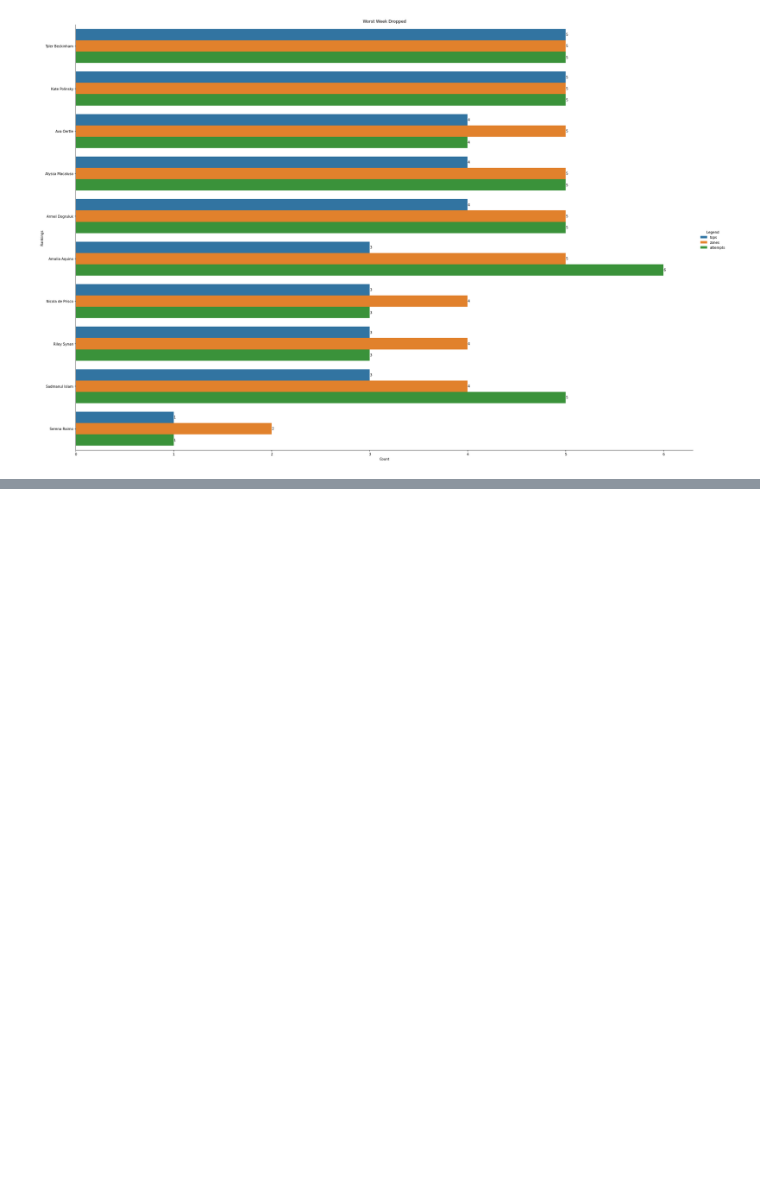
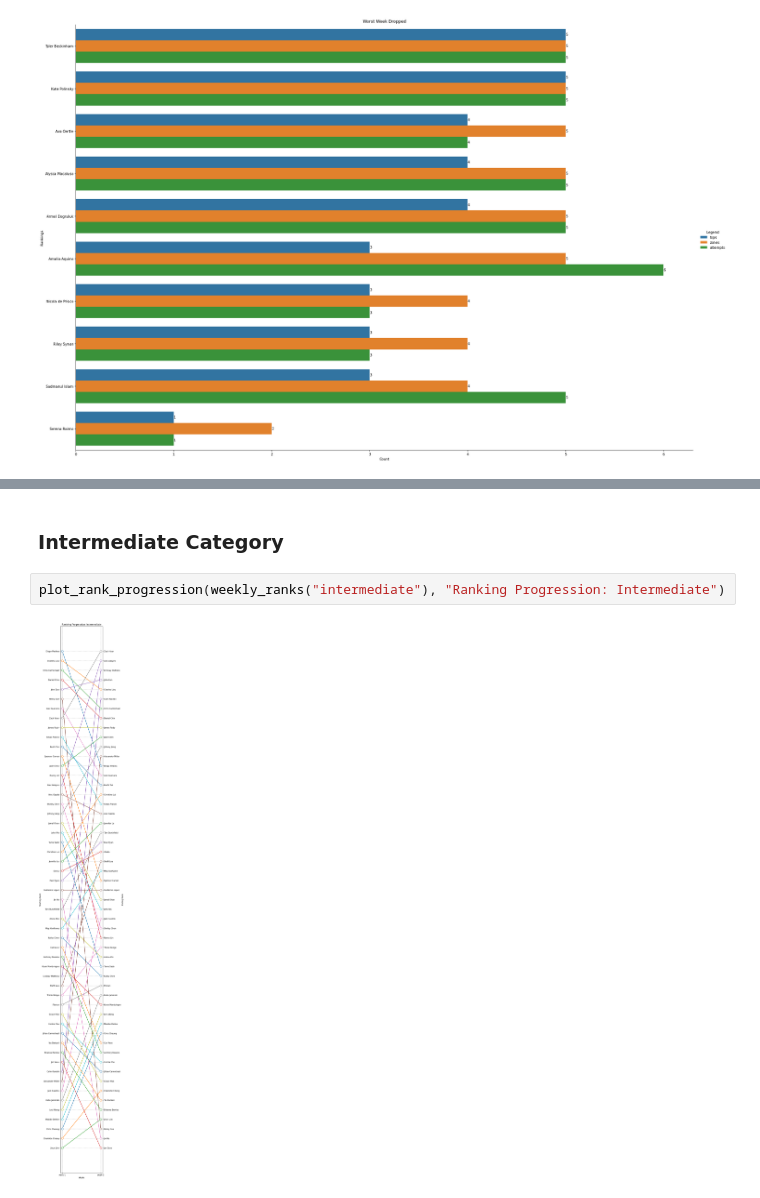
Before and after one commit to jamal-ahmad/bkb-league-scores, a Jupyter notebook: climbing-results.ipynb, the cells around one changed output, grey strips where cells are left out. Drawn from its saved outputs; the diff is of its cells as text; blank space fills up the shorter version.

```diff
--- a/climbing-results.ipynb
+++ b/climbing-results.ipynb
@@ -281,0 +363,6 @@ Ranking (Worst Week Dropped)
+# %% [markdown]
+### Intermediate Category
+# %%
+plot_rank_progression(weekly_ranks("intermediate"), "Ranking Progression: Intermediate")
+# %% [output]
+[figure, added]
```
Also changed, not shown: parts of 15 cells of this notebook, 1 other file.
